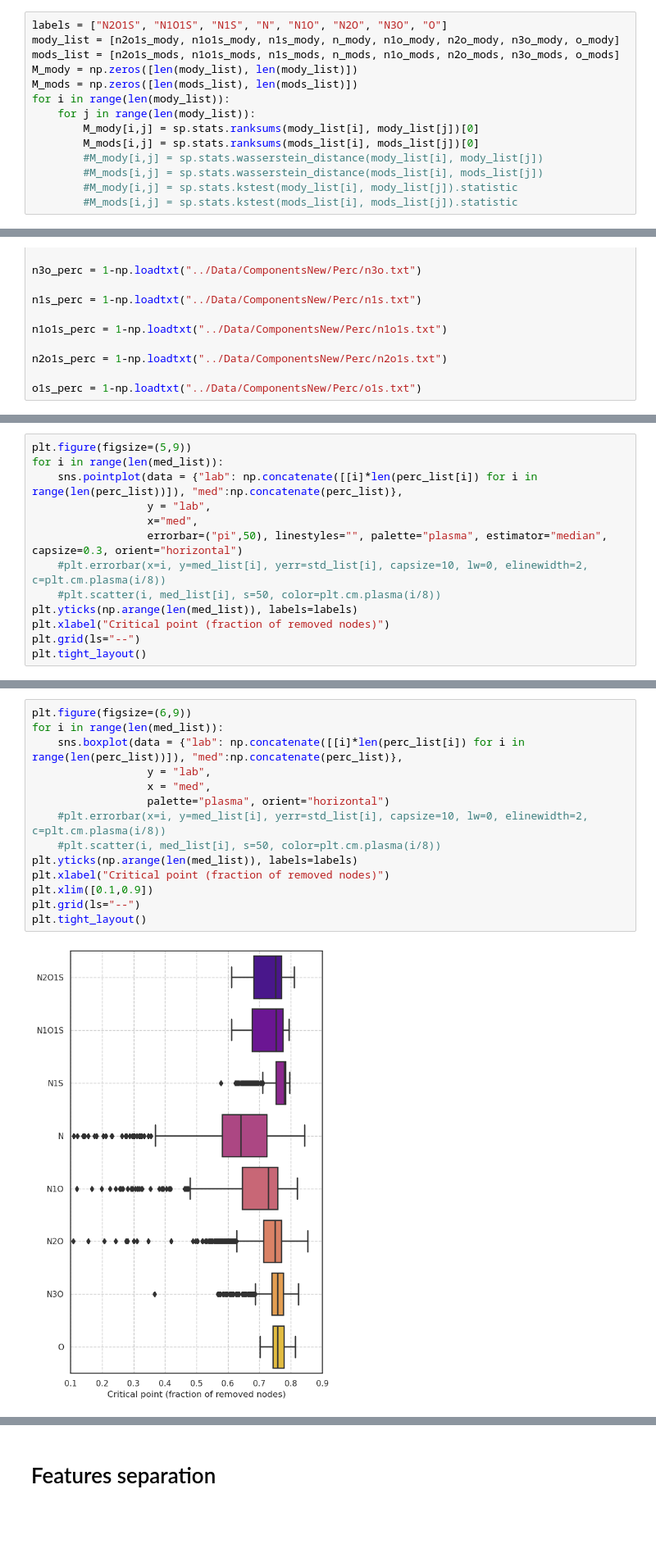
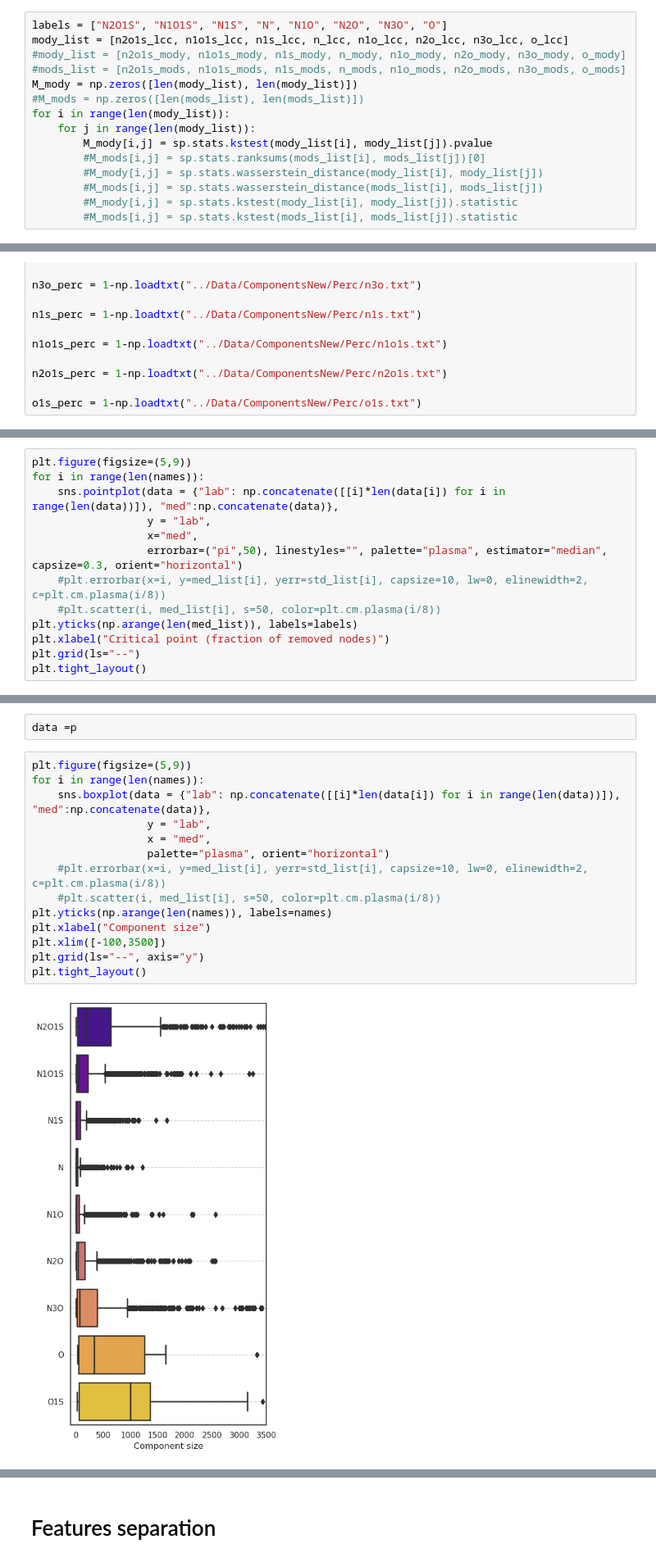
Before and after one commit to francescozambelli/OncoVirus_SarsCov2, a Jupyter notebook: 4Layers_Statistics.ipynb, the cells around one changed output, grey strips where cells are left out. Shown: that part at 82% size. Saved outputs shown, nothing was run; the diff lists cells and outputs as text; blank space fills up the shorter version.

```diff
--- a/4Layers_Statistics.ipynb
+++ b/4Layers_Statistics.ipynb
@@ -537,14 +489,15 @@ g.despine(bottom=True, left=True)
 [figure]
 # %%
 labels = ["N2O1S", "N1O1S", "N1S", "N", "N1O", "N2O", "N3O", "O"]
-mody_list = [n2o1s_mody, n1o1s_mody, n1s_mody, n_mody, n1o_mody, n2o_mody, n3o_mody, o_mody]
-mods_list = [n2o1s_mods, n1o1s_mods, n1s_mods, n_mods, n1o_mods, n2o_mods, n3o_mods, o_mods]
+mody_list = [n2o1s_lcc, n1o1s_lcc, n1s_lcc, n_lcc, n1o_lcc, n2o_lcc, n3o_lcc, o_lcc]
+#mody_list = [n2o1s_mody, n1o1s_mody, n1s_mody, n_mody, n1o_mody, n2o_mody, n3o_mody, o_mody]
+#mods_list = [n2o1s_mods, n1o1s_mods, n1s_mods, n_mods, n1o_mods, n2o_mods, n3o_mods, o_mods]
 M_mody = np.zeros([len(mody_list), len(mody_list)])
-M_mods = np.zeros([len(mods_list), len(mods_list)])
+#M_mods = np.zeros([len(mods_list), len(mods_list)])
 for i in range(len(mody_list)):
     for j in range(len(mody_list)):
-        M_mody[i,j] = sp.stats.ranksums(mody_list[i], mody_list[j])[0]
-        M_mods[i,j] = sp.stats.ranksums(mods_list[i], mods_list[j])[0]
+        M_mody[i,j] = sp.stats.kstest(mody_list[i], mody_list[j]).pvalue
+        #M_mods[i,j] = sp.stats.ranksums(mods_list[i], mods_list[j])[0]
         #M_mody[i,j] = sp.stats.wasserstein_distance(mody_list[i], mody_list[j])
         #M_mods[i,j] = sp.stats.wasserstein_distance(mods_list[i], mods_list[j])
         #M_mody[i,j] = sp.stats.kstest(mody_list[i], mody_list[j]).statistic
@@ -663,8 +624,8 @@ g.despine(bottom=True, left=True)
 [figure]
 # %%
 plt.figure(figsize=(5,9))
-for i in range(len(med_list)):
-    sns.pointplot(data = {"lab": np.concatenate([[i]*len(perc_list[i]) for i in range(len(perc_list))]), "med":np.concatenate(perc_list)},
+for i in range(len(names)):
+    sns.pointplot(data = {"lab": np.concatenate([[i]*len(data[i]) for i in range(len(data))]), "med":np.concatenate(data)},
                   y = "lab",
                   x="med",
                   errorbar=("pi",50), linestyles="", palette="plasma", estimator="median", capsize=0.3, orient="horizontal")
@@ -679,16 +652,18 @@ plt.tight_layout()
+# %%
+data =p
 # %%
-plt.figure(figsize=(6,9))
-for i in range(len(med_list)):
-    sns.boxplot(data = {"lab": np.concatenate([[i]*len(perc_list[i]) for i in range(len(perc_list))]), "med":np.concatenate(perc_list)},
+plt.figure(figsize=(5,9))
+for i in range(len(names)):
+    sns.boxplot(data = {"lab": np.concatenate([[i]*len(data[i]) for i in range(len(data))]), "med":np.concatenate(data)},
                   y = "lab",
                   x = "med",
                   palette="plasma", orient="horizontal")
     #plt.errorbar(x=i, y=med_list[i], yerr=std_list[i], capsize=10, lw=0, elinewidth=2, c=plt.cm.plasma(i/8))
     #plt.scatter(i, med_list[i], s=50, color=plt.cm.plasma(i/8))
-plt.yticks(np.arange(len(med_list)), labels=labels)
-plt.xlabel("Critical point (fraction of removed nodes)")
-plt.xlim([0.1,0.9])
-plt.grid(ls="--")
+plt.yticks(np.arange(len(names)), labels=names)
+plt.xlabel("Component size")
+plt.xlim([-100,3500])
+plt.grid(ls="--", axis="y")
 plt.tight_layout()
 # %% [output]
-[figure, old version]
+[figure, new version]
```
Also changed, not shown: parts of 12 cells of this notebook, 7 other files.
